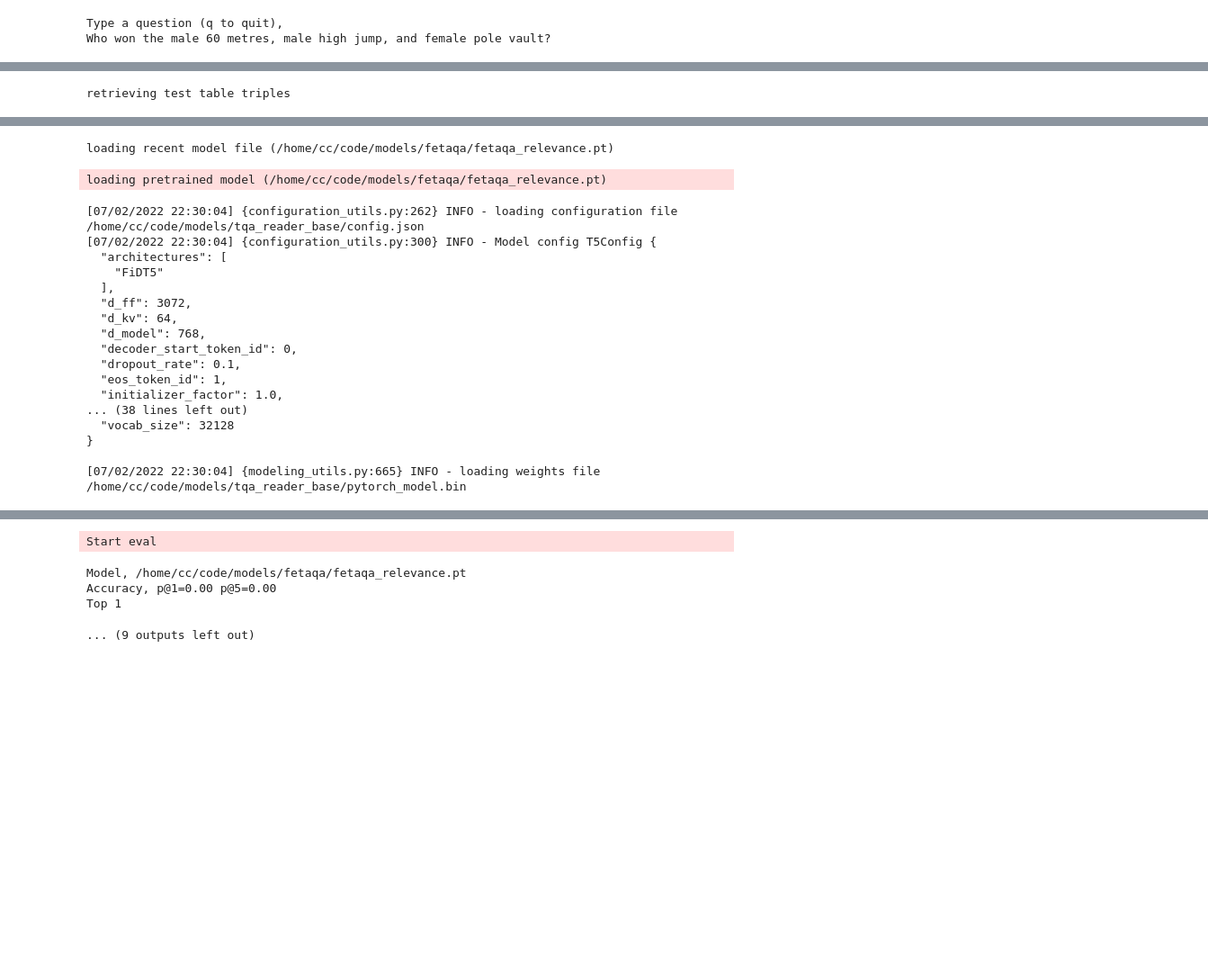
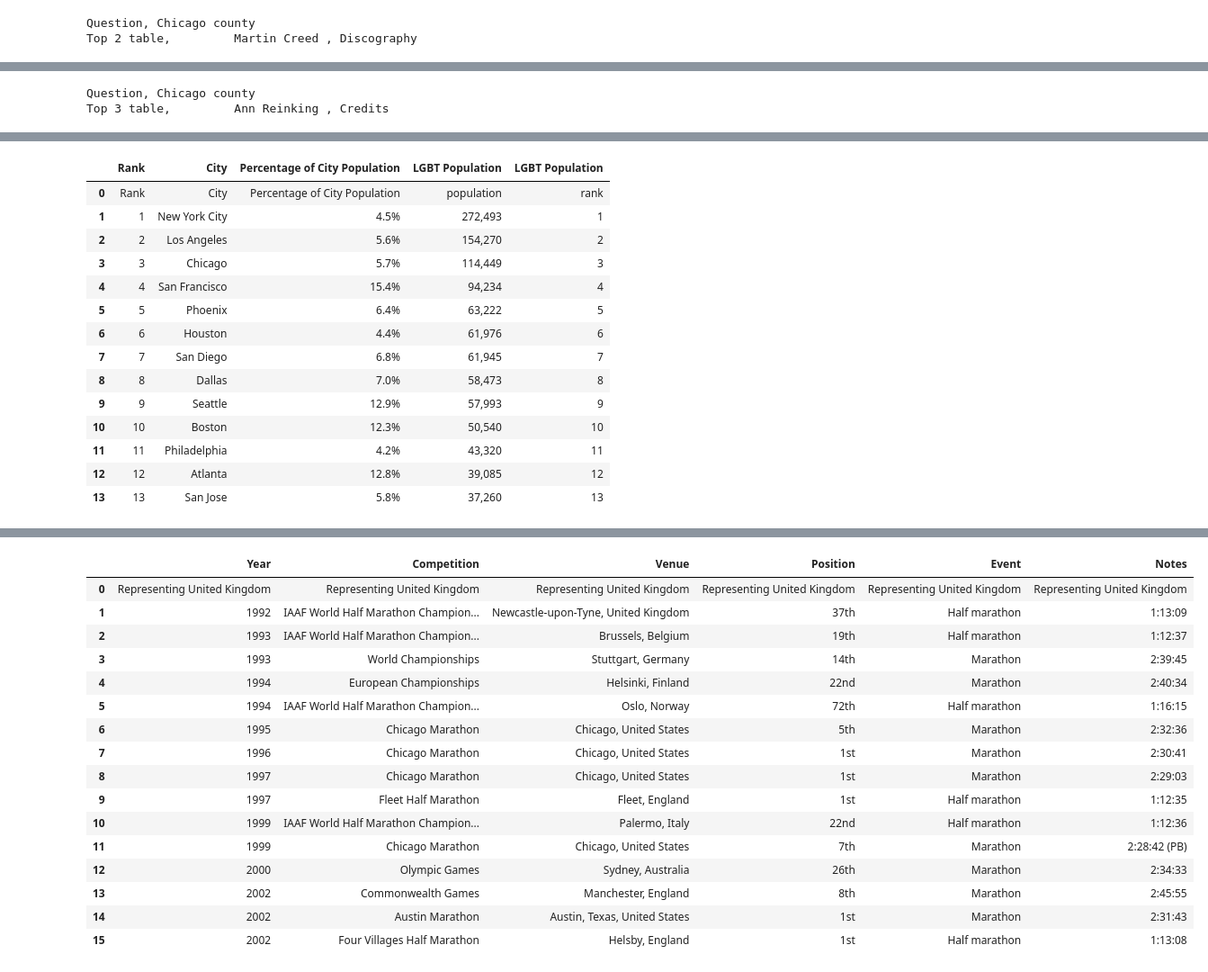
Before and after one commit to TheDataStation/solo, a Jupyter notebook: demo.ipynb, the cells around one changed output, grey strips where cells are left out. Shown: that part at 90% size. Cells and saved outputs as stored; diff of their text form; code cells hidden in the pictures; blank space fills up the shorter version.

```diff
--- a/demo.ipynb
+++ b/demo.ipynb
@@ -27,7 +28,7 @@ def create_query_file(data_dir, question):
     with open(data_file, 'w') as f_o:
         f_o.write(json.dumps(query_data) + '\n')
 # %%
-def show_results(out_dir, table_dict):
+def show_results(question, out_dir, table_dict):
     data_file = os.path.join(out_dir, 'pred_None.jsonl')
     with open(data_file) as f:
         item = json.load(f)
@@ -39,12 +40,13 @@ def show_results(out_dir, table_dict):
         if table_id not in pred_table_set:
             pred_table_set.add(table_id)
             table = table_dict[table_id]
-            show_table(table, len(pred_table_set))
+            show_table(question, table, len(pred_table_set))
         if len(pred_table_set) >= 5:
             return
 
-def show_table(table, seq_no):
-    print("Top %d \n" % seq_no)
+def show_table(question, table, seq_no):
+    print("Question, %s" % question)
+    print("Top %d table,         %s " % (seq_no, table['documentTitle']))
     col_lst = table['columns']
     col_names = [a['text'] for a in col_lst]
     row_lst = table['rows']
@@ -56,9 +58,9 @@ def show_table(table, seq_no):
     df = pd.DataFrame(row_data,columns=col_names)
     display(df)
 # %%
-dataset=input('type the dataset, ')
+dataset=input('Type the dataset, ')
 args = get_args(dataset)
-print('loading tables')
+print('Loading tables')
 table_dict = read_tables(args.work_dir, dataset)
 data_dir = os.path.join(args.work_dir, 'data', dataset, 'demo_query', 'test')
 if not os.path.isdir(data_dir):
@@ -67,6 +69,8 @@ question = input('Type a question (q to quit),\n').strip()
 while question != 'q':
     create_query_file(data_dir, question)
     out_dir = tester.main(args)
-    show_results(out_dir, table_dict)
+    clear_output(wait=False)
+    show_results(question, out_dir, table_dict)
+    time.sleep(1)
     question = input('Type a question (q to quit),\n').strip()
 # %% [output]
@@ -75,2 +88,2 @@ loading tables
-Type a question (q to quit),
-Who won the male 60 metres, male high jump, and female pole vault?
+Question, Chicago county
+Top 2 table,         Martin Creed , Discography
@@ -77 +107,2 @@ Who won the male 60 metres, male high jump, and female pole vault?
-retrieving test table triples
+Question, Chicago county
+Top 3 table,         Ann Reinking , Credits
@@ -94,0 +126,15 @@ retrieving test table triples
+|  | Rank | City | Percentage of City Population | LGBT Population | LGBT Population |
+| 0 | Rank | City | Percentage of City Population | population | rank |
+| 1 | 1 | New York City | 4.5% | 272,493 | 1 |
+| 2 | 2 | Los Angeles | 5.6% | 154,270 | 2 |
+| 3 | 3 | Chicago | 5.7% | 114,449 | 3 |
+| 4 | 4 | San Francisco | 15.4% | 94,234 | 4 |
+| 5 | 5 | Phoenix | 6.4% | 63,222 | 5 |
+| 6 | 6 | Houston | 4.4% | 61,976 | 6 |
+| 7 | 7 | San Diego | 6.8% | 61,945 | 7 |
+| 8 | 8 | Dallas | 7.0% | 58,473 | 8 |
+| 9 | 9 | Seattle | 12.9% | 57,993 | 9 |
+| 10 | 10 | Boston | 12.3% | 50,540 | 10 |
+| 11 | 11 | Philadelphia | 4.2% | 43,320 | 11 |
+| 12 | 12 | Atlanta | 12.8% | 39,085 | 12 |
+| 13 | 13 | San Jose | 5.8% | 37,260 | 13 |
@@ -100,19 +142,0 @@ If your task is similar to the task the model of the ckeckpoint was trained on,
-loading recent model file (/home/cc/code/models/fetaqa/fetaqa_relevance.pt)
-loading pretrained model (/home/cc/code/models/fetaqa/fetaqa_relevance.pt)
-[07/02/2022 22:30:04] {configuration_utils.py:262} INFO - loading configuration file /home/cc/code/models/tqa_reader_base/config.json
-[07/02/2022 22:30:04] {configuration_utils.py:300} INFO - Model config T5Config {
-  "architectures": [
-    "FiDT5"
-  ],
-  "d_ff": 3072,
-  "d_kv": 64,
-  "d_model": 768,
-  "decoder_start_token_id": 0,
-  "dropout_rate": 0.1,
-  "eos_token_id": 1,
-  "initializer_factor": 1.0,
-... (38 lines left out)
-  "vocab_size": 32128
-}
-
-[07/02/2022 22:30:04] {modeling_utils.py:665} INFO - loading weights file /home/cc/code/models/tqa_reader_base/pytorch_model.bin
@@ -123,5 +143,17 @@ If your task is similar to the task the model of the ckeckpoint was trained on,
-Start eval
-Model, /home/cc/code/models/fetaqa/fetaqa_relevance.pt
-Accuracy, p@1=0.00 p@5=0.00
-Top 1
-... (9 outputs left out)
+|  | Year | Competition | Venue | Position | Event | Notes |
+| 0 | Representing United Kingdom | Representing United Kingdom | Representing United Kingdom | Representing United Kingdom | Representing United Kingdom | Representing United Kingdom |
+| 1 | 1992 | IAAF World Half Marathon Champion... | Newcastle-upon-Tyne, United Kingdom | 37th | Half marathon | 1:13:09 |
+| 2 | 1993 | IAAF World Half Marathon Champion... | Brussels, Belgium | 19th | Half marathon | 1:12:37 |
+| 3 | 1993 | World Championships | Stuttgart, Germany | 14th | Marathon | 2:39:45 |
+| 4 | 1994 | European Championships | Helsinki, Finland | 22nd | Marathon | 2:40:34 |
+| 5 | 1994 | IAAF World Half Marathon Champion... | Oslo, Norway | 72th | Half marathon | 1:16:15 |
+| 6 | 1995 | Chicago Marathon | Chicago, United States | 5th | Marathon | 2:32:36 |
+| 7 | 1996 | Chicago Marathon | Chicago, United States | 1st | Marathon | 2:30:41 |
+| 8 | 1997 | Chicago Marathon | Chicago, United States | 1st | Marathon | 2:29:03 |
+| 9 | 1997 | Fleet Half Marathon | Fleet, England | 1st | Half marathon | 1:12:35 |
+| 10 | 1999 | IAAF World Half Marathon Champion... | Palermo, Italy | 22nd | Half marathon | 1:12:36 |
+| 11 | 1999 | Chicago Marathon | Chicago, United States | 7th | Marathon | 2:28:42 (PB) |
+| 12 | 2000 | Olympic Games | Sydney, Australia | 26th | Marathon | 2:34:33 |
+| 13 | 2002 | Commonwealth Games | Manchester, England | 8th | Marathon | 2:45:55 |
+| 14 | 2002 | Austin Marathon | Austin, Texas, United States | 1st | Marathon | 2:31:43 |
+| 15 | 2002 | Four Villages Half Marathon | Helsby, England | 1st | Half marathon | 1:13:08 |
```
Also changed, not shown: parts of 2 cells of this notebook.
